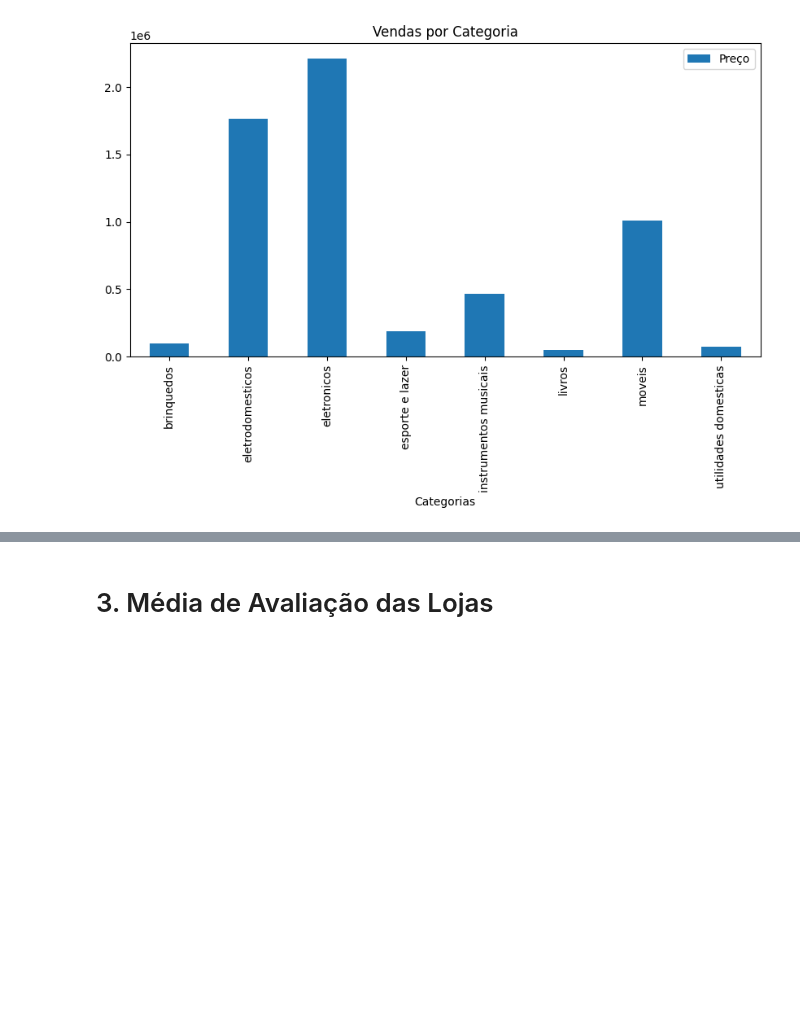
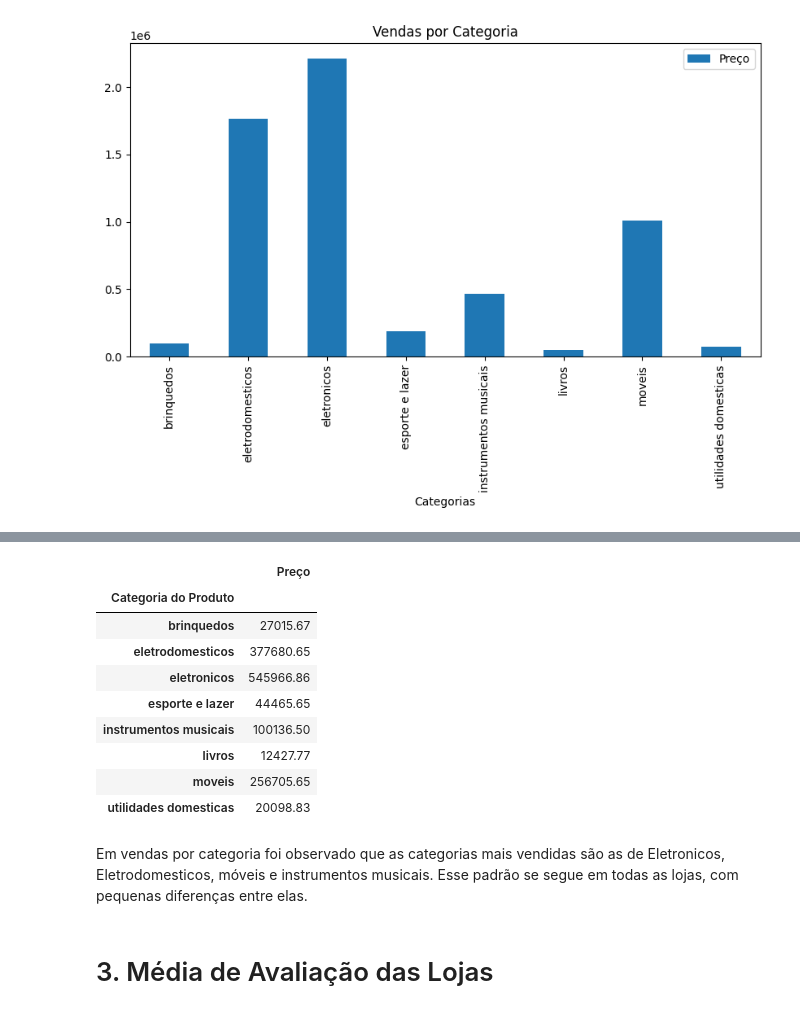
Before and after one commit to fggrava/Challenge_ONE_Data_Science_Alura_Store, a Jupyter notebook: AluraStoreBr.ipynb, the cells around one changed output, grey strips where cells are left out. Saved outputs shown, nothing was run; the diff lists cells and outputs as text; code cells hidden in the pictures; blank space fills up the shorter version.

```diff
--- a/AluraStoreBr.ipynb
+++ b/AluraStoreBr.ipynb
@@ -124,3 +157,19 @@ array(['eletronicos', 'moveis', 'brinquedos', 'eletrodomesticos',
+# %%
+Vendas_por_Categoria_loja4 = loja4[[ 'Categoria do Produto','Preço']]
+Vendas_por_Categoria_loja4.groupby('Categoria do Produto').sum()#.plot(kind = 'bar')
+# %% [output]
+|  | Preço |
+| Categoria do Produto |  |
+| brinquedos | 27015.67 |
+| eletrodomesticos | 377680.65 |
+| eletronicos | 545966.86 |
+| esporte e lazer | 44465.65 |
+| instrumentos musicais | 100136.50 |
+| livros | 12427.77 |
+| moveis | 256705.65 |
+| utilidades domesticas | 20098.83 |
+# %% [markdown]
+Em vendas por categoria foi observado que as categorias mais vendidas são as de Eletronicos, Eletrodomesticos, móveis e instrumentos musicais. Esse padrão se segue em todas as lojas, com pequenas diferenças entre elas.
 # %% [markdown]
 # 3. Média de Avaliação das Lojas
 # %%
```
Also changed, not shown: parts of 18 cells of this notebook.
